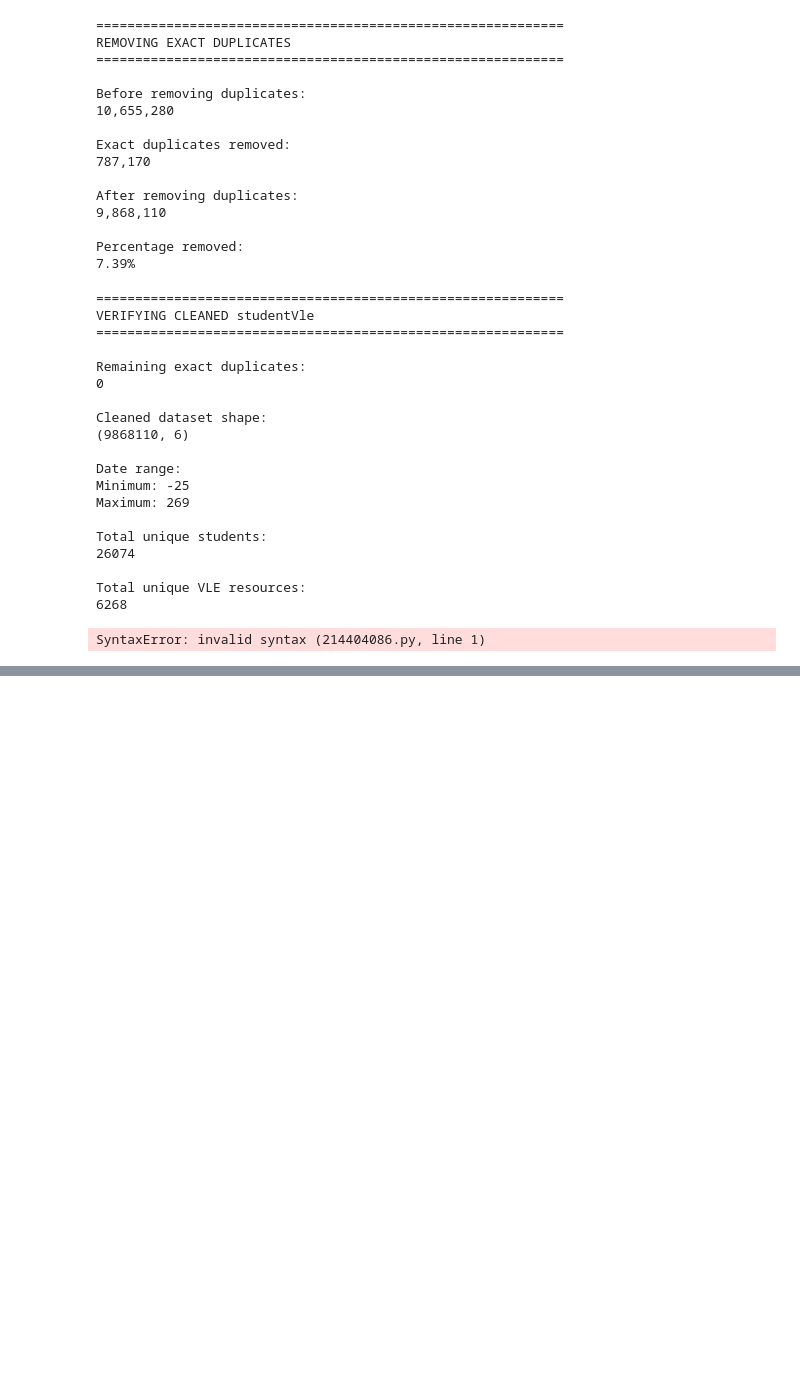
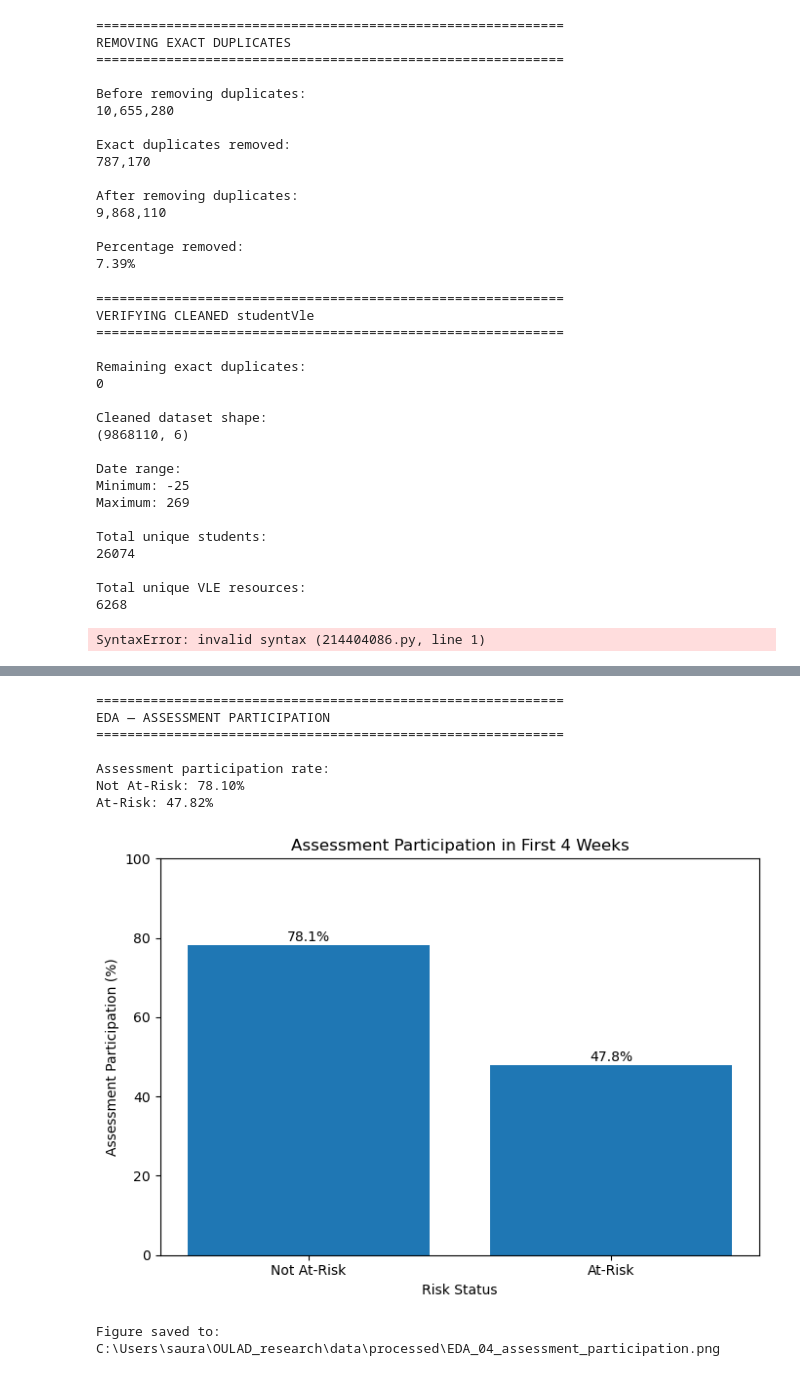
Before and after one commit to chruupee/MIT252503_OULAD_Research, a Jupyter notebook: OULAD.ipynb, the cells around one changed output, grey strips where cells are left out. Drawn from its saved outputs; the diff is of its cells as text; code cells hidden in the pictures; blank space fills up the shorter version.

```diff
--- a/OULAD.ipynb
+++ b/OULAD.ipynb
@@ -1546,0 +3157,75 @@ SyntaxError: invalid syntax (214404086.py, line 1)
+# %%
+# ============================================================
+# STEP 13D — ASSESSMENT PARTICIPATION BY AT-RISK STATUS
+# ============================================================
+
+print("=" * 60)
+print("EDA — ASSESSMENT PARTICIPATION")
+print("=" * 60)
+
+# ------------------------------------------------------------
+# Calculate participation rate by at-risk group
+# ------------------------------------------------------------
+
+assessment_participation = (
+    analytical_4week
+    .groupby("at_risk")["assessment_participated_4w"]
+    .mean()
+    .mul(100)
+)
+
+print("\nAssessment participation rate:")
+
+for status, rate in assessment_participation.items():
+    label = "Not At-Risk" if status == 0 else "At-Risk"
+    print(f"{label}: {rate:.2f}%")
+
+# ------------------------------------------------------------
+# Plot
+# ------------------------------------------------------------
+
+labels = ["Not At-Risk", "At-Risk"]
+values = [
+    assessment_participation.get(0, 0),
+    assessment_participation.get(1, 0)
+]
+
+plt.figure(figsize=(7, 5))
+
+bars = plt.bar(labels, values)
+
+plt.ylabel("Assessment Participation (%)")
+plt.xlabel("Risk Status")
+plt.title("Assessment Participation in First 4 Weeks")
+
+# Add values above bars
+for bar, value in zip(bars, values):
+    plt.text(
+        bar.get_x() + bar.get_width() / 2,
+        value + 1,
+        f"{value:.1f}%",
+        ha="center"
+    )
+
+plt.ylim(0, 100)
+plt.tight_layout()
+
+# Save figure
+output_path = PROCESSED_DIR / "EDA_04_assessment_participation.png"
+plt.savefig(output_path, dpi=300, bbox_inches="tight")
+
+plt.show()
+
+print("\nFigure saved to:")
+print(output_path)
+# %% [output]
+============================================================
+EDA — ASSESSMENT PARTICIPATION
+============================================================
+
+Assessment participation rate:
+Not At-Risk: 78.10%
+At-Risk: 47.82%
+[figure, added]
+Figure saved to:
+C:\Users\saura\OULAD_research\data\processed\EDA_04_assessment_participation.png
```
Also changed, not shown: parts of 94 cells of this notebook.
